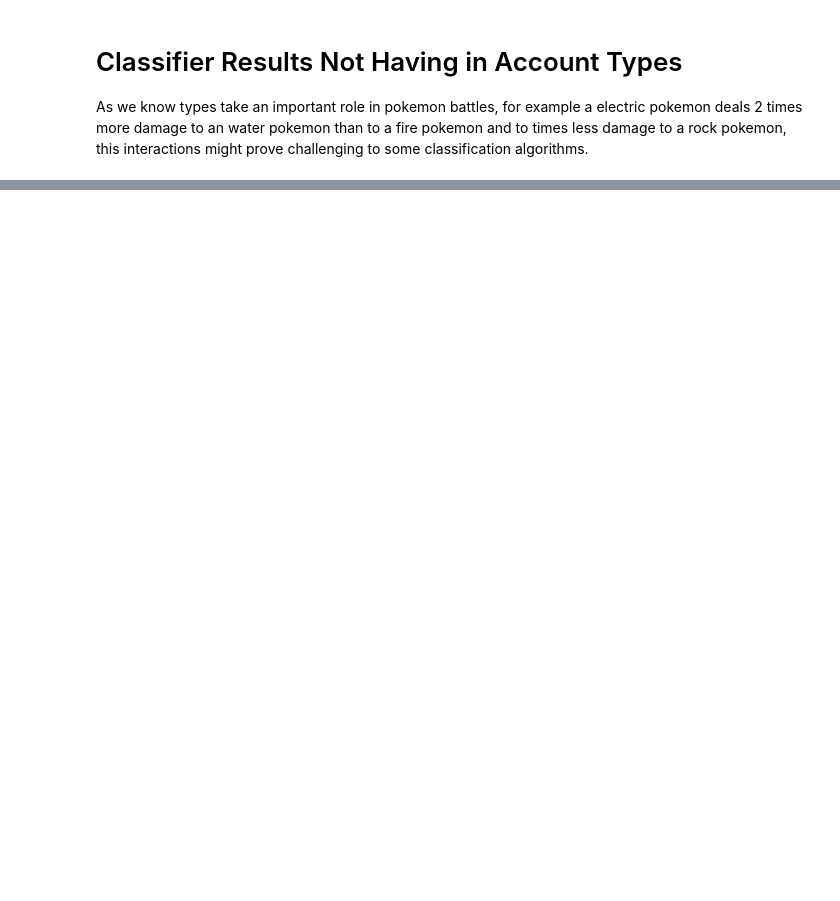
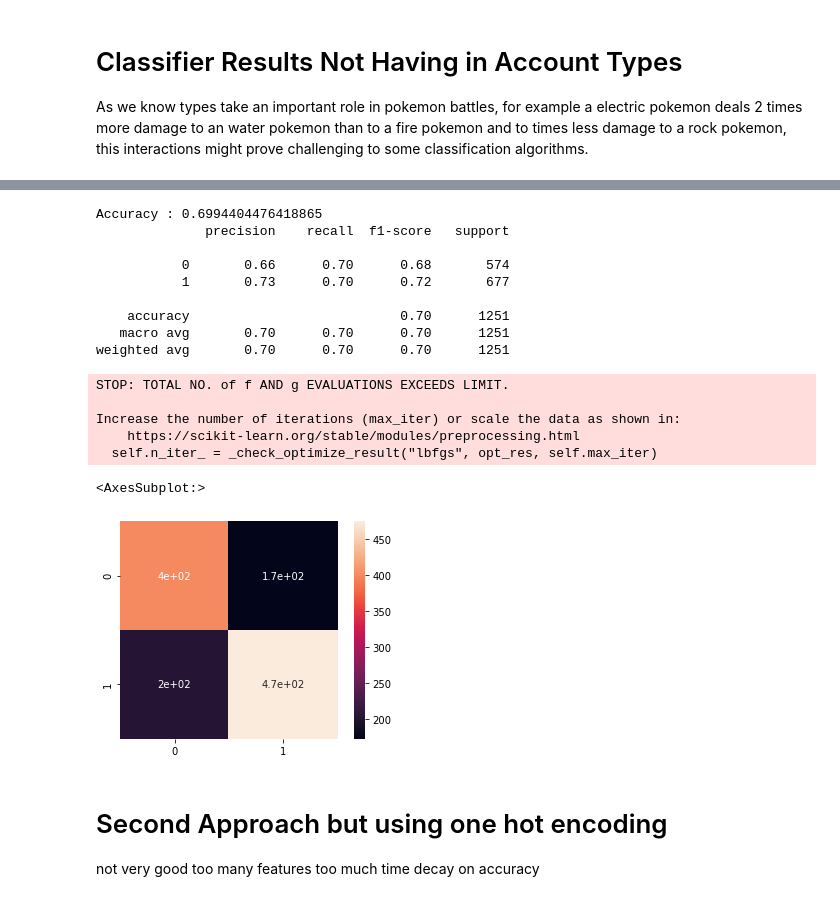
Before and after one commit to Pedro-Lopes-Frisson/TAA, a Jupyter notebook: projeto/Untitled.ipynb, the cells around one changed output, grey strips where cells are left out. Cells and saved outputs as stored; diff of their text form; code cells hidden in the pictures; blank space fills up the shorter version.

```diff
--- a/projeto/Untitled.ipynb
+++ b/projeto/Untitled.ipynb
@@ -405,3 +431,0 @@ print(str(acc_log_reg) + ' percent')
-# %%
-clf = MLPClassifier(solver='lbfgs', alpha=1e-5, hidden_layer_sizes=(10, X.shape[1]), random_state=1, max_iter=10000)
-clf.fit(X, y)
@@ -408,6 +478,24 @@ clf.fit(X, y)
 # %%
+clf = MLPClassifier(solver='lbfgs', alpha=1e-5, hidden_layer_sizes=(100, X.shape[1]), random_state=1, max_iter=100000)
 model = clf.fit(X_train, y_train)
 pred = model.predict(X_test)
-# print('Accuracy of {}:'.format(name), accuracy_score(pred, y_test))
 print('Accuracy :', accuracy_score(pred, y_test))
 print(classification_report(y_test, pred))
+sns.heatmap(confusion_matrix(y_test, pred), square=True, annot=True)
+# %% [output]
+Accuracy : 0.6994404476418865
+              precision    recall  f1-score   support
+
+           0       0.66      0.70      0.68       574
+           1       0.73      0.70      0.72       677
+
+    accuracy                           0.70      1251
+   macro avg       0.70      0.70      0.70      1251
+weighted avg       0.70      0.70      0.70      1251
+STOP: TOTAL NO. of f AND g EVALUATIONS EXCEEDS LIMIT.
+
+Increase the number of iterations (max_iter) or scale the data as shown in:
+    https://scikit-learn.org/stable/modules/preprocessing.html
+  self.n_iter_ = _check_optimize_result("lbfgs", opt_res, self.max_iter)
+<AxesSubplot:>
+[figure, added]
@@ -419 +502,5 @@ sns.heatmap(conf_matrix, square=True, vmin=-y.shape[0], vmax=y.shape[0], annot=T
+# %% [markdown]
+# Second Approach but using one hot encoding
+
+not very good too many features too much time decay on accuracy
 # %%
```
Also changed, not shown: parts of 51 cells of this notebook.
